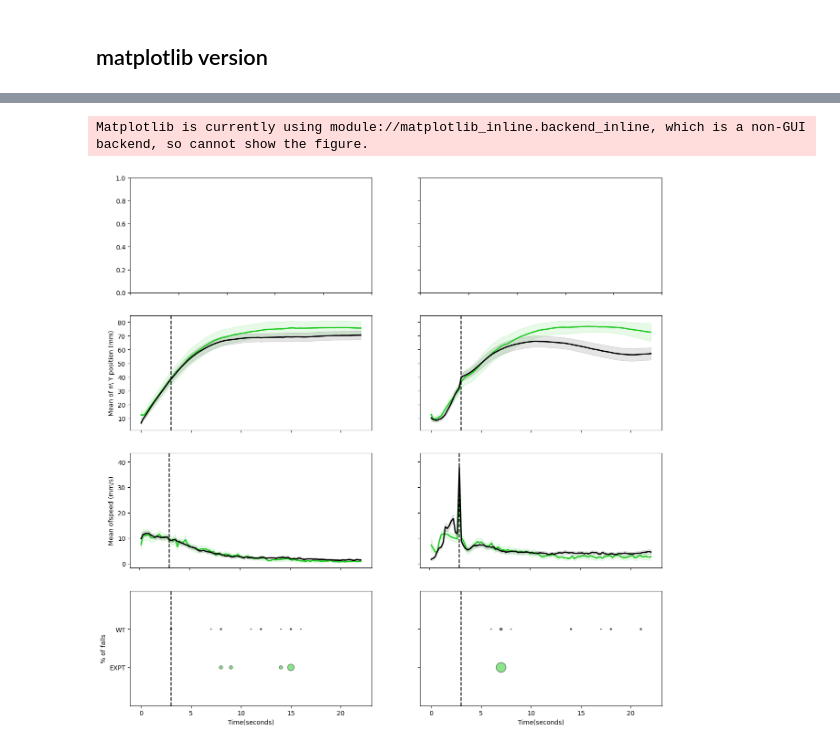
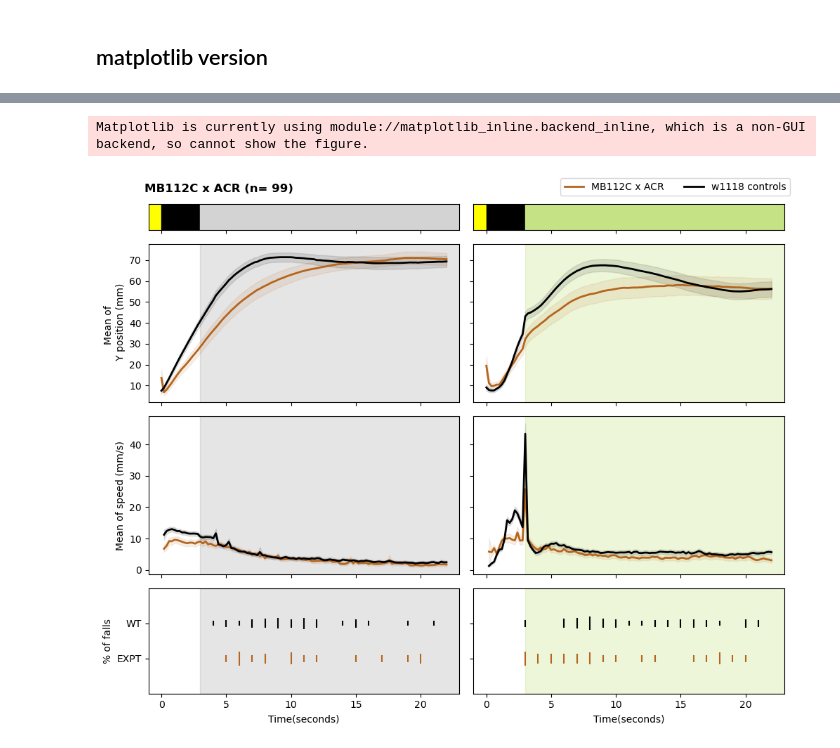
Before and after one commit to lnicole08/deltaG_screen, a Jupyter notebook: Generic line plots.ipynb, the cells around one changed output, grey strips where cells are left out. Drawn from its saved outputs; the diff is of its cells as text; code cells hidden in the pictures.

Commit message:
Matplotlib completion

```diff
--- a/Generic line plots.ipynb
+++ b/Generic line plots.ipynb
@@ -41,14 +42,14 @@ computer2 = "C:\\Users\\lnico"
 computer3 = "D:"
 filedir = "\\ACC Lab Dropbox\\ACC Lab\\Nicole Lee\\Data Compilation\\Falling_New\\"
 
-openPath = computer3 + filedir
+openPath = computer2 + filedir
 
 # openPath = "C:\\Users\\User\\ACC Lab Dropbox\\ACC Lab\\Zhiyi\\NL's amended data\\Compilation\\"
 files = os.listdir(openPath)
 
 #identifying genotypes
 responder = "ACR"
-driver = "MB399B"
+driver = "MB112C"
 wt = "w1118"
 transgenic = driver + " x " + responder
 filename = openPath + transgenic + ".csv"
@@ -796,29 +792,57 @@ nnumber = int(0.20*(len(dfexpt.columns)-2))
 # %%
-figfirstplot, axs = plt.subplots(4, 2, figsize=(15, 15),sharey='row')
 
+import matplotlib.patches as patches
+figfirstplot, axs = plt.subplots(4, 2, figsize=(10, 8),sharex = "col", sharey='row', gridspec_kw={'height_ratios': [1,6,6,4]})
+
+
+df3 = removingextraline(df_meande)
+df4 = removingextraline(df_meandw)
+df5 = removingextraline(df_meanse)
+df6 = removingextraline(df_meansw)
+driver = transgenic
 nnumber = int(0.20*(len(dfexpt.columns)-2))
 nnumberwt = int(0.20*(len(dfwt.columns)-2))
+time = df3.loc[df3.ExperimentState == "Dark", 'Seconds']
+time2 = df4.loc[df4.ExperimentState == "Dark", 'Seconds']
 
 
 if responder == "ACR":
-    barcolr = "#18c91b"
+    barcolr = "#b5651d"
+    patchcolor = "#c5e384"
 if responder == "Chrimson2":
     barcolr = "#DC143C"
+    patchcolor = "salmon"
 
 #df3 = expt
 #df4 = wt
 
+#cartoon
+axs[0,0].axvspan(-1,0, color = "#FFFF00", label = "_nolegend_")
+axs[0,0].axvspan(0,3, color = "#000000", label = "_nolegend_")
+axs[0,0].axvspan(3,23, color = "lightgray" , label = "_nolegend_")
+
+axs[0,1].axvspan(-1,0, color = "#FFFF00" , label = "_nolegend_")
+axs[0,1].axvspan(0,3, color = "#000000", label = "_nolegend_")
+axs[0,1].axvspan(3,23, color = patchcolor, label = "_nolegend_")
+
+axs[0,0].get_yaxis().set_visible(False)
+axs[0,1].get_yaxis().set_visible(False)
+
 #y pos
-axs[1, 0].plot(time, df3.loc[df3.ExperimentState == "Dark", 'mean'], color = barcolr, linewidth = 2)
+
+axs[1,0].axvspan(3,23, alpha=0.1, color = "#000000", label = "_nolegend_")
+
+axs[1,0].plot(time, df3.loc[df3.ExperimentState == "Dark", 'mean'], color = barcolr, linewidth = 2, label = "driver")
 axs[1,0].fill_between(time, (df3.loc[df3.ExperimentState == "Dark", 'mean']-df3.loc[df3.ExperimentState == "Dark", 'CI']),
-                      df3.loc[df3.ExperimentState == "Dark", 'mean']+df3.loc[df3.ExperimentState == "Dark", 'CI'], color= barcolr, alpha=.1)
-axs[1, 0].plot(time, df4.loc[df4.ExperimentState == "Dark", 'mean'], color = "#000000", linewidth =2)
+                      df3.loc[df3.ExperimentState == "Dark", 'mean']+df3.loc[df3.ExperimentState == "Dark", 'CI'], color= barcolr, alpha=.1, label = "_nolegend_")
+axs[1, 0].plot(time, df4.loc[df4.ExperimentState == "Dark", 'mean'], color = "#000000", linewidth =2, label = "w1118 controls")
 axs[1,0].fill_between(time, (df4.loc[df4.ExperimentState == "Dark", 'mean']-df4.loc[df4.ExperimentState == "Dark", 'CI']),
-                      df4.loc[df4.ExperimentState == "Dark", 'mean']+df4.loc[df4.ExperimentState == "Dark", 'CI'], color= "#000000", alpha=.1)
-axs[1,0].set(xlabel='Time(seconds)', ylabel='Mean of n\ Y position (mm)')
+                      df4.loc[df4.ExperimentState == "Dark", 'mean']+df4.loc[df4.ExperimentState == "Dark", 'CI'], color= "#000000", alpha=.1, label = "_nolegend_")
+axs[1,0].set(xlabel='Time(seconds)', ylabel='Mean of \n Y position (mm)')
 axs[1,1].set(xlabel='Time(seconds)')
 
-axs[1,0].axvline(x=3, color = "k", ls='--')
+
+axs[1,1].axvspan(3,23, alpha=0.3, color = patchcolor)
 
 axs[1,1].plot(time, df3.loc[df3.ExperimentState == "Full", 'mean'], color = barcolr, linewidth = 2)
 axs[1,1].fill_between(time, (df3.loc[df3.ExperimentState == "Full", 'mean']-df3.loc[df3.ExperimentState == "Full", 'CI']),
@@ -827,60 +851,79 @@ axs[1,1].plot(time, df4.loc[df4.ExperimentState == "Full", 'mean'], color = "#00
 axs[1,1].fill_between(time, (df4.loc[df4.ExperimentState == "Full", 'mean']-df4.loc[df4.ExperimentState == "Full", 'CI']),
                       df4.loc[df4.ExperimentState == "Full", 'mean']+df4.loc[df4.ExperimentState == "Full", 'CI'], color= "#000000", alpha=.1)
 
-axs[1,1].axvline(x=3, color = "k", ls='--')
+
 
 
 #speed
 time = df5.loc[df5.ExperimentState == "Dark", 'Seconds']
 time2 = df6.loc[df6.ExperimentState == "Dark", 'Seconds']
 
+axs[2,0].axvspan(3,23, alpha=0.1, color = "#000000")
+axs[2,1].axvspan(3,23, alpha=0.3, color = patchcolor)
 
-axs[2,0].plot(time, df5.loc[df5.ExperimentState == "Dark", 'mean'], color = barcolr, linewidth = 2)
+axs[2,0].plot(time, df5.loc[df5.ExperimentState == "Dark", 'mean'], color = barcolr, linewidth = 2, label = driver)
 axs[2,0].fill_between(time, (df5.loc[df5.ExperimentState == "Dark", 'mean']-df5.loc[df5.ExperimentState == "Dark", 'CI']),
-                      df5.loc[df5.ExperimentState == "Dark", 'mean']+df5.loc[df5.ExperimentState == "Dark", 'CI'], color= barcolr, alpha=.1)
-axs[2,0].plot(time, df6.loc[df6.ExperimentState == "Dark", 'mean'], color = "#000000", linewidth =2)
+                      df5.loc[df5.ExperimentState == "Dark", 'mean']+df5.loc[df5.ExperimentState == "Dark", 'CI'], color= barcolr, alpha=.1,  label = "_nolegend_")
+axs[2,0].plot(time, df6.loc[df6.ExperimentState == "Dark", 'mean'], color = "#000000", linewidth =2, label = "w1118 controls")
 axs[2,0].fill_between(time, (df6.loc[df6.ExperimentState == "Dark", 'mean']-df6.loc[df6.ExperimentState == "Dark", 'CI']),
-                      df6.loc[df6.ExperimentState == "Dark", 'mean']+df6.loc[df6.ExperimentState == "Dark", 'CI'], color= "#000000", alpha=.1)
-axs[2,0].set(xlabel='Time(seconds)', ylabel='Mean ofspeed (mm/s)')
+                      df6.loc[df6.ExperimentState == "Dark", 'mean']+df6.loc[df6.ExperimentState == "Dark", 'CI'], color= "#000000", alpha=.1, label = "_nolegend_")
+axs[2,0].set(xlabel='Time(seconds)', ylabel='Mean of speed (mm/s)')
 axs[2,1].set(xlabel='Time(seconds)')
-axs[2,0].axvline(x=3, color = "k", ls='--')
+
+
 
 axs[2,1].plot(time, df5.loc[df5.ExperimentState == "Full", 'mean'], color = barcolr, linewidth = 2)
 axs[2,1].fill_between(time, (df5.loc[df5.ExperimentState == "Full", 'mean']-df5.loc[df5.ExperimentState == "Full", 'CI']),
                       df5.loc[df5.ExperimentState == "Full", 'mean']+df5.loc[df5.ExperimentState == "Full", 'CI'], color= barcolr, alpha=.1)
 axs[2,1].plot(time, df6.loc[df6.ExperimentState == "Full", 'mean'], color = "#000000", linewidth =2)
 axs[2,1].fill_between(time, (df6.loc[df6.ExperimentState == "Full", 'mean']-df6.loc[df6.ExperimentState == "Full", 'CI']),
                       df6.loc[df6.ExperimentState == "Full", 'mean']+df6.loc[df6.ExperimentState == "Full", 'CI'], color= "#000000", alpha=.1)
-axs[2,1].axvline(x=3, color = "k", ls='--')
+
 
 
 #raster
 count_wtfull = counterfall(df_rrfull, nnumber, nnumberwt, "WT")
 count_exptdark = counterfall(df_rrdark, nnumber, nnumberwt, "EXPT")
 count_wtdark = counterfall(df_rrdark, nnumber, nnumberwt, "WT")
 count_exptfull = counterfall(df_rrfull, nnumber, nnumberwt, "EXPT")
 
-axs[3,0].scatter(count_exptdark['integer'], y= count_exptdark['name'], s = (2*count_exptdark['counts'])**2, color = barcolr, alpha=0.5, edgecolor = "k")
-axs[3,0].scatter(count_wtdark['integer'], y= count_wtdark['name'], s = (2*count_wtdark['counts'])**2, color = "#000000", alpha=0.5, edgecolor = "k")
+axs[3,0].axvspan(3,23, alpha=0.1, color = "#000000")
+axs[3,1].axvspan(3,23, alpha=0.3, color = patchcolor)
 
-axs[3,1].scatter(count_exptfull['integer'], y= count_exptfull['name'], s = (2*count_exptfull['counts'])**2, color = barcolr, alpha=0.5, edgecolor = "k")
-axs[3,1].scatter(count_wtfull['integer'], y= count_wtfull['name'], s = (2*count_wtfull['counts'])**2, color = "#000000",  alpha=0.5, edgecolor = "k")
+axs[3,0].scatter(count_exptdark['integer'], y= count_exptdark['name'], s = (50*count_exptdark['counts']), marker = "|", color = barcolr)
+axs[3,0].scatter(count_wtdark['integer'], y= count_wtdark['name'], s = (50*count_wtdark['counts']),  marker = "|",color = "#000000")
+
+axs[3,1].scatter(count_exptfull['integer'], y= count_exptfull['name'], s = (50*count_exptfull['counts']), marker = "|", color = barcolr)
+axs[3,1].scatter(count_wtfull['integer'], y= count_wtfull['name'], s = (50*count_wtfull['counts']), marker = "|", color = "#000000")
 
 axs[3,0].set(xlabel='Time(seconds)', ylabel='% of falls')
 axs[3,1].set(xlabel='Time(seconds)')
+
+
 axs[3,1].set_ylim([-1,2])
-axs[3,0].axvline(x=3, color = "k", ls='--')
-axs[3,1].axvline(x=3, color = "k", ls='--')
+
 
 
 #Hide x labels and tick labels for top plots and y ticks for right plots.
 for ax in axs.flat:
     ax.label_outer()
+    ax.set_xlim([-1,23])
+
+figfirstplot.suptitle(t = driver  + " (n= " + str(nnumber) + ")", fontweight='bold', x = 0.18)
+
+#legend
+# labels = [" ", " ", "c", "b"]
+# figfirstplot.legend(labels, loc='lower right', bbox_to_anchor=(1,0.95), ncol=len(labels), bbox_transform=figfirstplot.transFigure)
+labels = [driver, "w1118 controls"]
+
+figfirstplot.legend(labels, loc='lower right', bbox_to_anchor=(1,0.95), ncol=len(labels), bbox_transform=figfirstplot.transFigure)
+
+figfirstplot.tight_layout()
 
 figfirstplot.show()
 # %% [output]
 Matplotlib is currently using module://matplotlib_inline.backend_inline, which is a non-GUI backend, so cannot show the figure.
-[figure, old version]
+[figure, new version]
 # %%
 savelocation = openPath + "images\\"
 fig.write_image(savelocation + "lineplot of " + transgenic +".jpg", scale=2)
```
Also changed, not shown: parts of 5 cells of this notebook.
